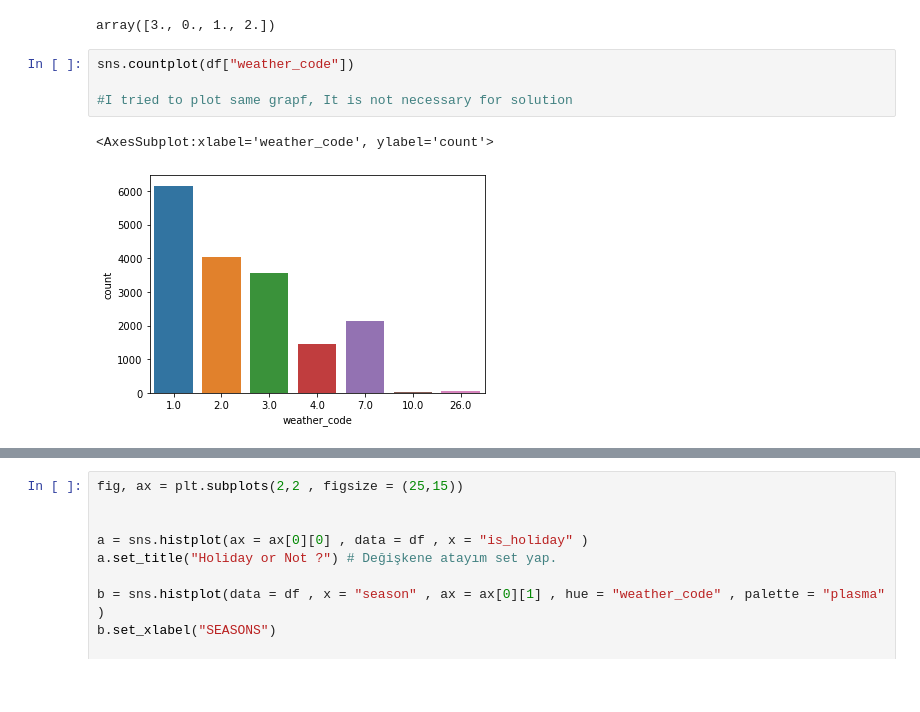
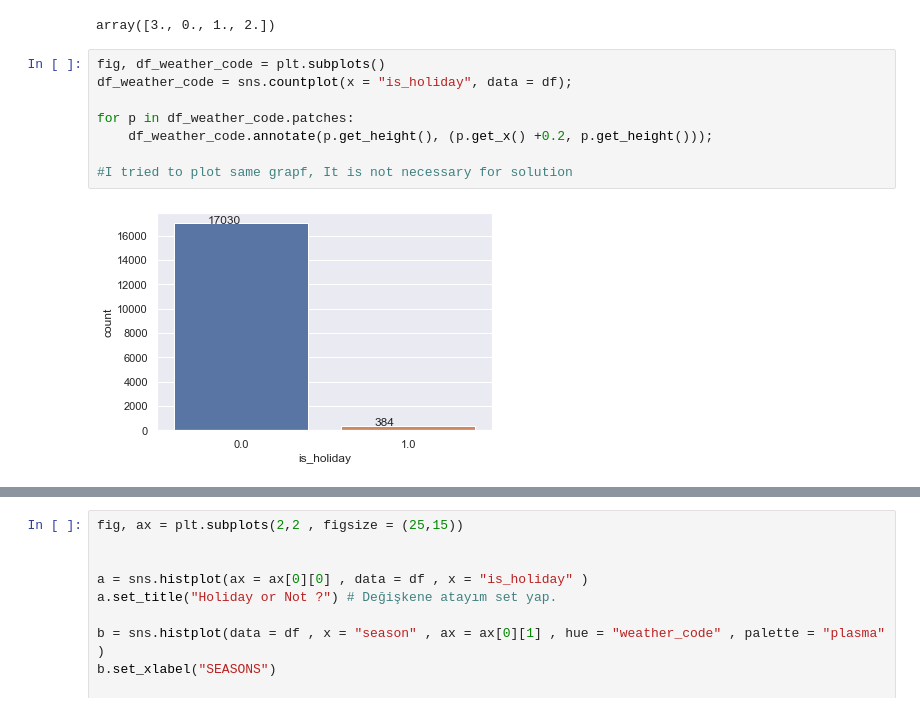
Before and after one commit to veyselaytekin1/EDA_DONE, a Jupyter notebook: DataVisualize_Project/DataVisualization with Python_Capstaone Project - Student.ipynb, the cells around one changed output, grey strips where cells are left out. Cells and saved outputs as stored; diff of their text form; blank space fills up the shorter version.

```diff
--- a/DataVisualize_Project/DataVisualization with Python_Capstaone Project - Student.ipynb
+++ b/DataVisualize_Project/DataVisualization with Python_Capstaone Project - Student.ipynb
@@ -194,9 +223,12 @@ df['season'].unique()
 # %% [output]
 array([3., 0., 1., 2.])
 # %%
-sns.countplot(df["weather_code"])
+fig, df_weather_code = plt.subplots()
+df_weather_code = sns.countplot(x = "is_holiday", data = df);
+
+for p in df_weather_code.patches:
+    df_weather_code.annotate(p.get_height(), (p.get_x() +0.2, p.get_height()));
 
 #I tried to plot same grapf, It is not necessary for solution
 # %% [output]
-<AxesSubplot:xlabel='weather_code', ylabel='count'>
-[figure, old version]
+[figure, new version]
```
Also changed, not shown: parts of 15 cells of this notebook.
